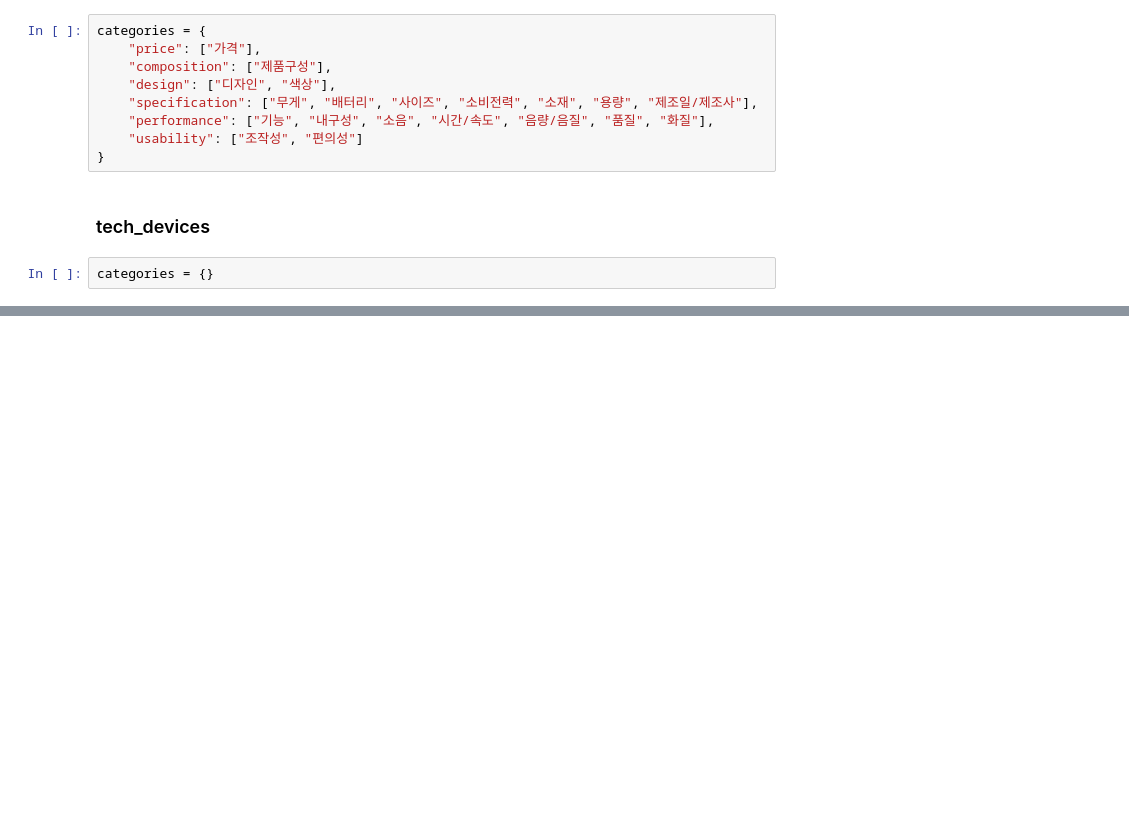
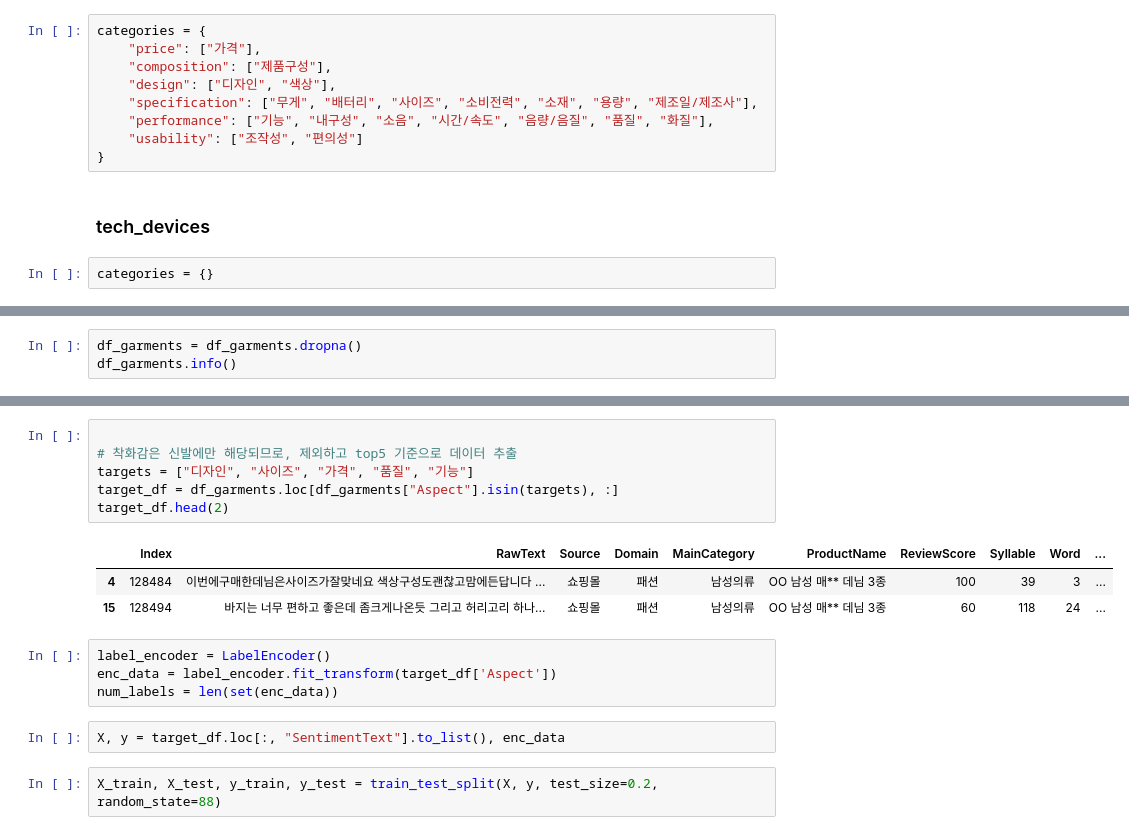
Before and after one commit to emo-compass/compass, a Jupyter notebook: notebooks/aspect-modeling/lstm.ipynb, the cells around one changed output, grey strips where cells are left out. Cells and saved outputs as stored; diff of their text form; blank space fills up the shorter version.

```diff
--- a/notebooks/aspect-modeling/lstm.ipynb
+++ b/notebooks/aspect-modeling/lstm.ipynb
@@ -318,0 +323,3 @@ categories = {}
+# %%
+df_garments = df_garments.dropna()
+df_garments.info()
@@ -318,0 +354,18 @@ categories = {}
+# %%
+
+# 착화감은 신발에만 해당되므로, 제외하고 top5 기준으로 데이터 추출
+targets = ["디자인", "사이즈", "가격", "품질", "기능"]
+target_df = df_garments.loc[df_garments["Aspect"].isin(targets), :]
+target_df.head(2)
+# %% [output]
+|  | Index | RawText | Source | Domain | MainCategory | ProductName | ReviewScore | Syllable | Word | ... |
+| 4 | 128484 | 이번에구매한데님은사이즈가잘맞네요 색상구성도괜찮고맘에든답니다 ... | 쇼핑몰 | 패션 | 남성의류 | OO 남성 매** 데님 3종 | 100 | 39 | 3 | ... |
+| 15 | 128494 | 바지는 너무 편하고 좋은데 좀크게나온듯 그리고 허리고리 하나... | 쇼핑몰 | 패션 | 남성의류 | OO 남성 매** 데님 3종 | 60 | 118 | 24 | ... |
+# %%
+label_encoder = LabelEncoder()
+enc_data = label_encoder.fit_transform(target_df['Aspect'])
+num_labels = len(set(enc_data))
+# %%
+X, y = target_df.loc[:, "SentimentText"].to_list(), enc_data
+# %%
+X_train, X_test, y_train, y_test = train_test_split(X, y, test_size=0.2, random_state=88)
```
Also changed, not shown: parts of 23 cells of this notebook.
